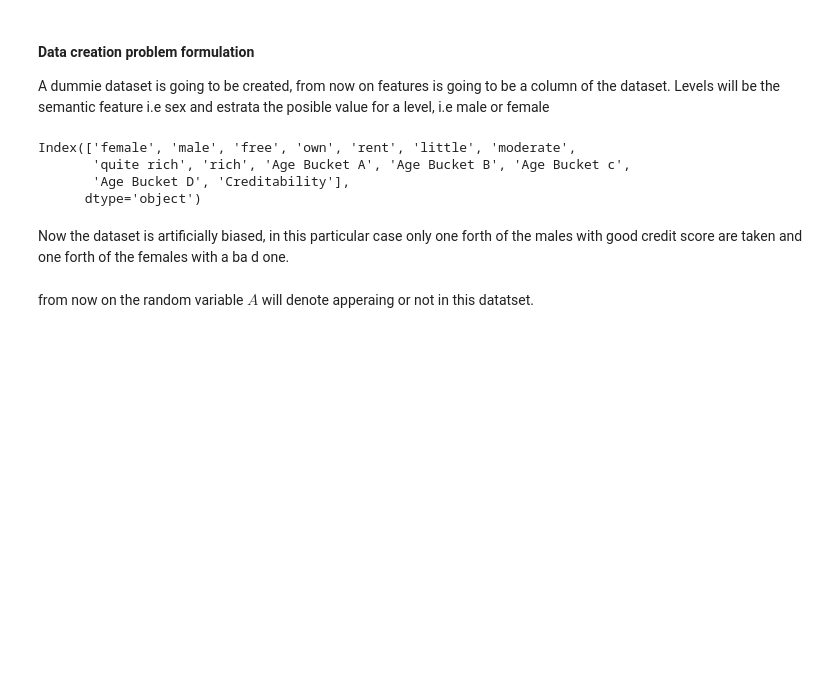
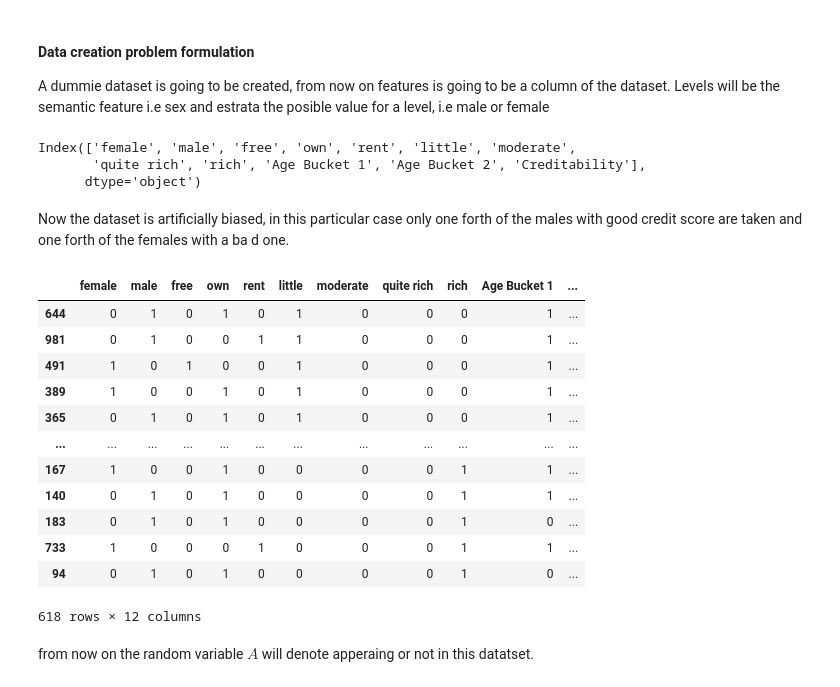
Before and after one commit to secg5/inference_contrained_distribution_shift, a Jupyter notebook: optimization/Implementation v2.ipynb, the cells around one changed output. Drawn from its saved outputs; the diff is of its cells as text; code cells hidden in the pictures; blank space fills up the shorter version.

```diff
--- a/optimization/Implementation v2.ipynb
+++ b/optimization/Implementation v2.ipynb
@@ -16,16 +51,41 @@ data_dummies = pd.get_dummies(data["Sex"])
 # %%
 data_dummies[["free", "own", "rent"]] = pd.get_dummies(data["Housing"])
 data_dummies[["little", "moderate", "quite rich", "rich"]] = pd.get_dummies(data["Saving accounts"])
-data_dummies[["Age Bucket A", "Age Bucket B", "Age Bucket c", "Age Bucket D"]] = pd.get_dummies(pd.cut(data.Age, [18, 25, 45, 60, 75]))
+data_dummies[["Age Bucket 1", "Age Bucket 2"]] = pd.get_dummies(pd.cut(data.Age, [18, 45, 75]))
 data_dummies["Creditability"] = data_labels["Creditability"]
 # %%
 data_dummies.columns
 # %% [output]
 Index(['female', 'male', 'free', 'own', 'rent', 'little', 'moderate',
-       'quite rich', 'rich', 'Age Bucket A', 'Age Bucket B', 'Age Bucket c',
-       'Age Bucket D', 'Creditability'],
+       'quite rich', 'rich', 'Age Bucket 1', 'Age Bucket 2', 'Creditability'],
       dtype='object')
 # %% [markdown]
 Now the dataset is artificially biased, in this particular case only one forth of the males with good credit score are taken and one forth of the females with a ba
 d one.
+# %%
+income_skewed_data = []
+confounders = ["little", "moderate", "quite rich", "rich"]
+# sample_prop = np.random.uniform(size=4)
+sample_prop = [0.8, 0.8, 0.4, 0.6]
+
+for ii in range(4):
+    income_skewed_data.append(data_dummies[data_dummies[confounders[ii]] == 1].sample(frac=sample_prop[ii]))
+
+income_skewed_data = pd.concat(income_skewed_data)
+# %%
+income_skewed_data
+# %% [output]
+|  | female | male | free | own | rent | little | moderate | quite rich | rich | Age Bucket 1 | ... |
+| 644 | 0 | 1 | 0 | 1 | 0 | 1 | 0 | 0 | 0 | 1 | ... |
+| 981 | 0 | 1 | 0 | 0 | 1 | 1 | 0 | 0 | 0 | 1 | ... |
+| 491 | 1 | 0 | 1 | 0 | 0 | 1 | 0 | 0 | 0 | 1 | ... |
+| 389 | 1 | 0 | 0 | 1 | 0 | 1 | 0 | 0 | 0 | 1 | ... |
+| 365 | 0 | 1 | 0 | 1 | 0 | 1 | 0 | 0 | 0 | 1 | ... |
+| ... | ... | ... | ... | ... | ... | ... | ... | ... | ... | ... | ... |
+| 167 | 1 | 0 | 0 | 1 | 0 | 0 | 0 | 0 | 1 | 1 | ... |
+| 140 | 0 | 1 | 0 | 1 | 0 | 0 | 0 | 0 | 1 | 1 | ... |
+| 183 | 0 | 1 | 0 | 1 | 0 | 0 | 0 | 0 | 1 | 0 | ... |
+| 733 | 1 | 0 | 0 | 0 | 1 | 0 | 0 | 0 | 1 | 1 | ... |
+| 94 | 0 | 1 | 0 | 1 | 0 | 0 | 0 | 0 | 1 | 0 | ... |
+618 rows × 12 columns
 # %%
```
Also changed, not shown: parts of 47 cells of this notebook.
